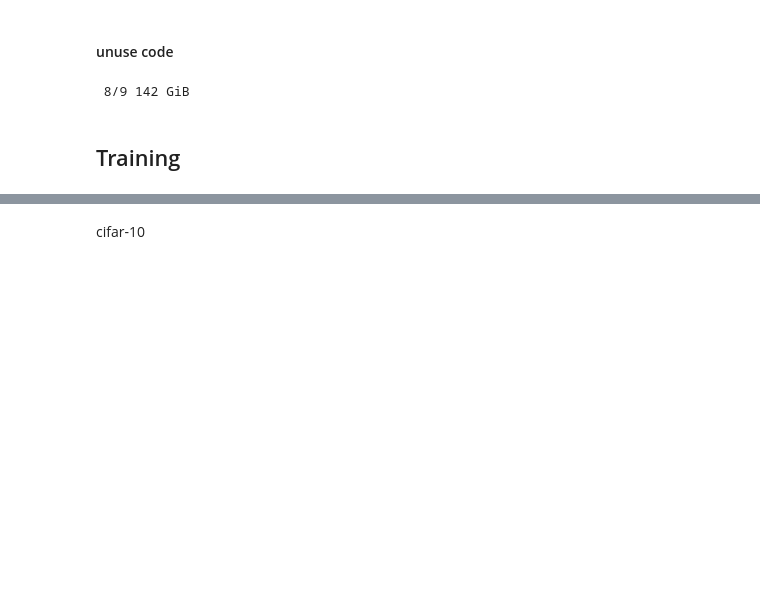
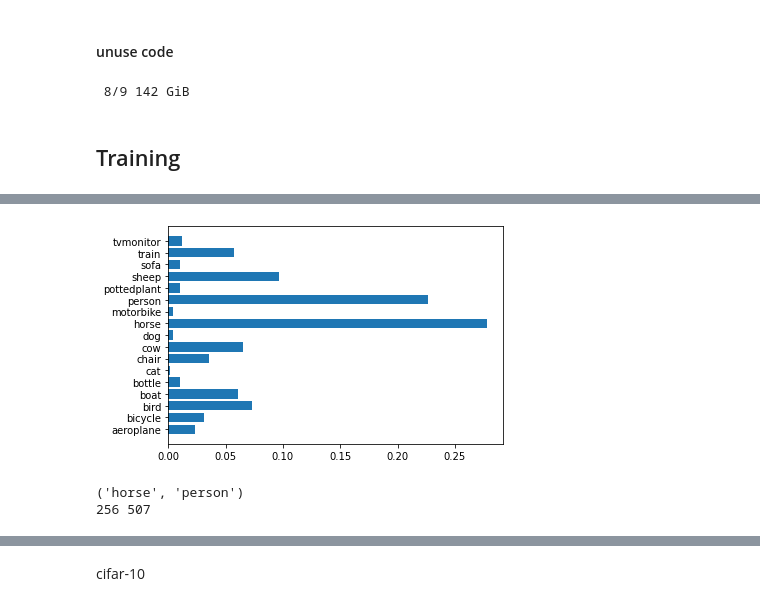
Before and after one commit to plorgue/jerry, a Jupyter notebook: r-cnn.ipynb, the cells around one changed output, grey strips where cells are left out. Saved outputs shown, nothing was run; the diff lists cells and outputs as text; code cells hidden in the pictures; blank space fills up the shorter version.

```diff
--- a/r-cnn.ipynb
+++ b/r-cnn.ipynb
@@ -844,0 +800,20 @@ ValueError: The number of FixedLocator locations (21), usually from a call to se
+# %%
+names = [pred['name'] for pred in predictions]
+
+unique, counts = np.unique(names, return_counts=True)
+
+norm_counts = [count/sum(counts) for count in counts]
+
+plt.barh(range(len(unique)),norm_counts)
+plt.yticks(range(len(unique)),unique)
+plt.show()
+# %% [output]
+[figure, added]
+# %%
+label_to_keep = [ name for name, count in zip(unique, norm_counts) if count > 0.1]
+predictions_restricted = [ pred for pred in predictions if pred['name'] in label_to_keep]
+print(tuple(label_to_keep))
+print(len(predictions_restricted), len(predictions))
+# %% [output]
+('horse', 'person')
+256 507
```
Also changed, not shown: parts of 41 cells of this notebook, 11 other files.
